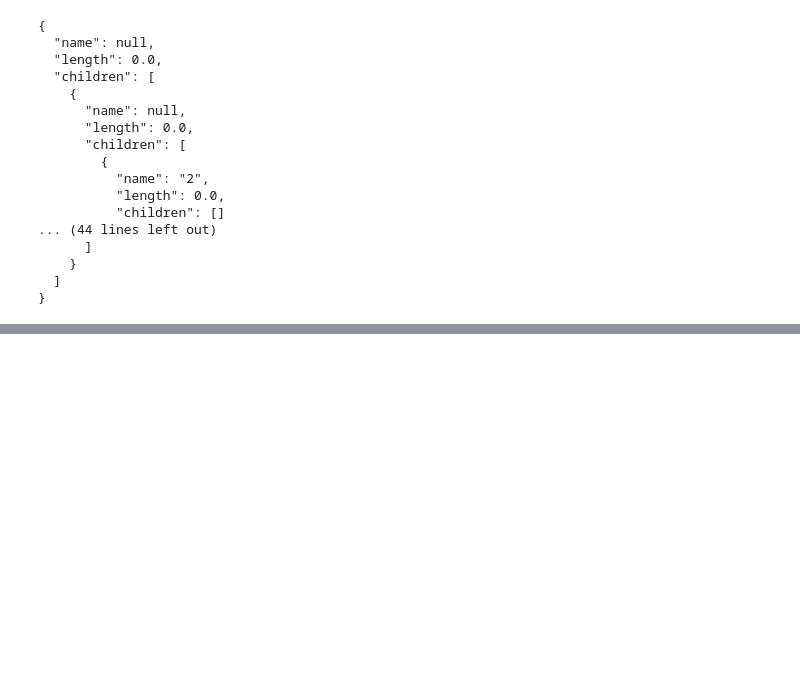
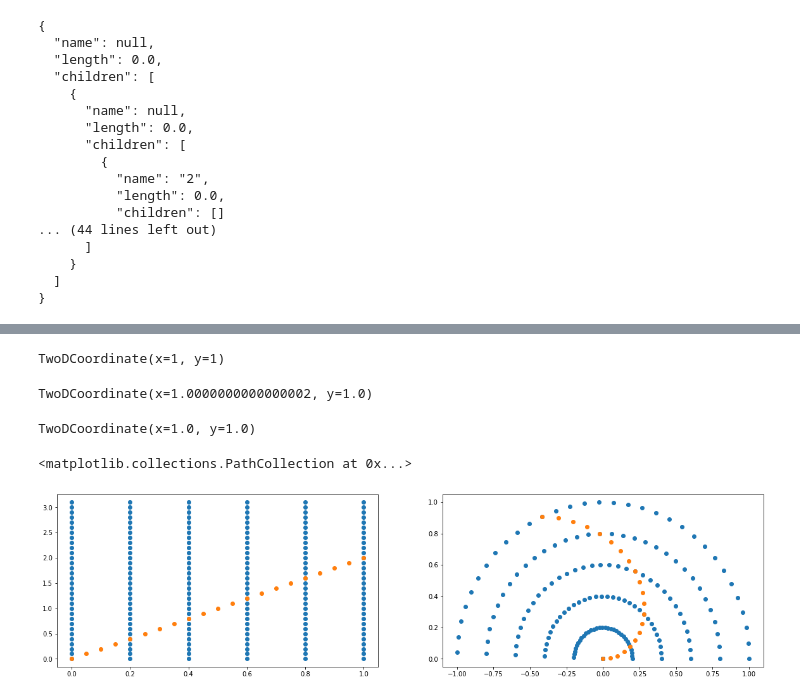
Before and after one commit to holmrenser/picea, a Jupyter notebook: examples/tree.ipynb, the cells around one changed output, grey strips where cells are left out. Drawn from its saved outputs; the diff is of its cells as text; code cells hidden in the pictures; blank space fills up the shorter version.

```diff
--- a/examples/tree.ipynb
+++ b/examples/tree.ipynb
@@ -82,0 +87,56 @@ picea.treeplot(tree)
+# %%
+import numpy as np
+from dataclasses import dataclass
+
+@dataclass
+class TwoDCoordinate():
+    x: float = 0.0
+    y: float = 0.0
+
+    def __iter__(self):
+        yield from (self.x, self.y)
+
+    def to_polar(self):
+        return TwoDCoordinate(
+            x = self.x * np.cos(self.y),
+            y = self.x * np.sin(self.y)
+        )
+
+    def to_cartesian(self):
+        return TwoDCoordinate(
+            x = np.sqrt(self.x ** 2 + self.y ** 2),
+            y = np.arctan2(self.y, self.x)
+        )
+
+c = TwoDCoordinate(x=1, y=1)
+
+c
+# %% [output]
+TwoDCoordinate(x=1, y=1)
+# %%
+c.to_cartesian().to_polar()
+# %% [output]
+TwoDCoordinate(x=1.0000000000000002, y=1.0)
+# %%
+c.to_polar().to_cartesian()
+# %% [output]
+TwoDCoordinate(x=1.0, y=1.0)
+# %%
+grid = np.array([
+    [TwoDCoordinate(x,y) for x in np.arange(0, 1.2, .2)]
+    for y in np.arange(0, np.pi, .1)
+]).flatten()
+
+fig,[ax1,ax2] = plt.subplots(ncols=2, figsize=(20,5))
+
+
+ax1.scatter(*zip(*[[*p] for p in grid]))
+ax2.scatter(*zip(*[[*p.to_polar()] for p in grid]))
+
+points = np.array([TwoDCoordinate(x, x*2) for x in np.arange(0., 1.05, .05)])
+
+ax1.scatter(*zip(*[[*p] for p in points]))
+ax2.scatter(*zip(*[[*p.to_polar()] for p in points]))
+# %% [output]
+<matplotlib.collections.PathCollection at 0x...>
+[figure, added]
```
Also changed, not shown: parts of 7 cells of this notebook, 2 other files.
